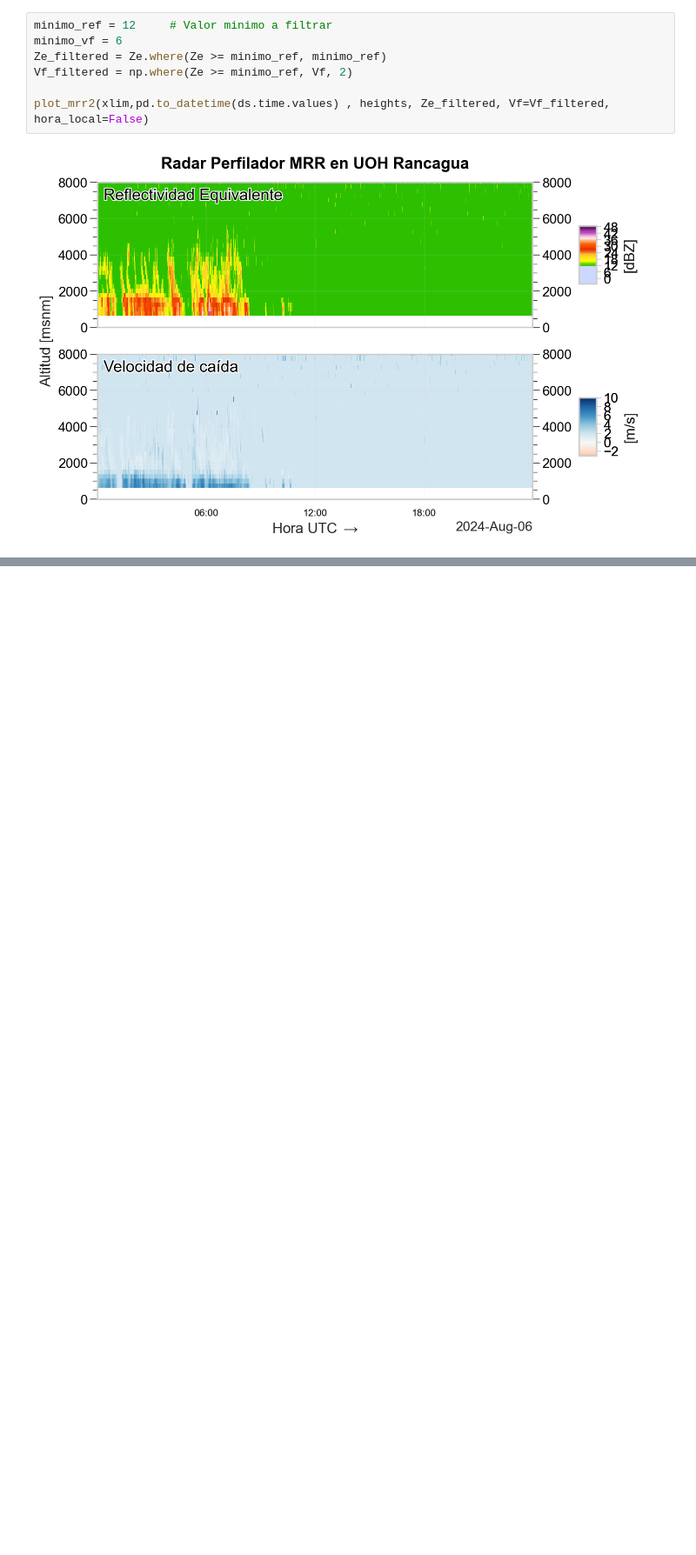
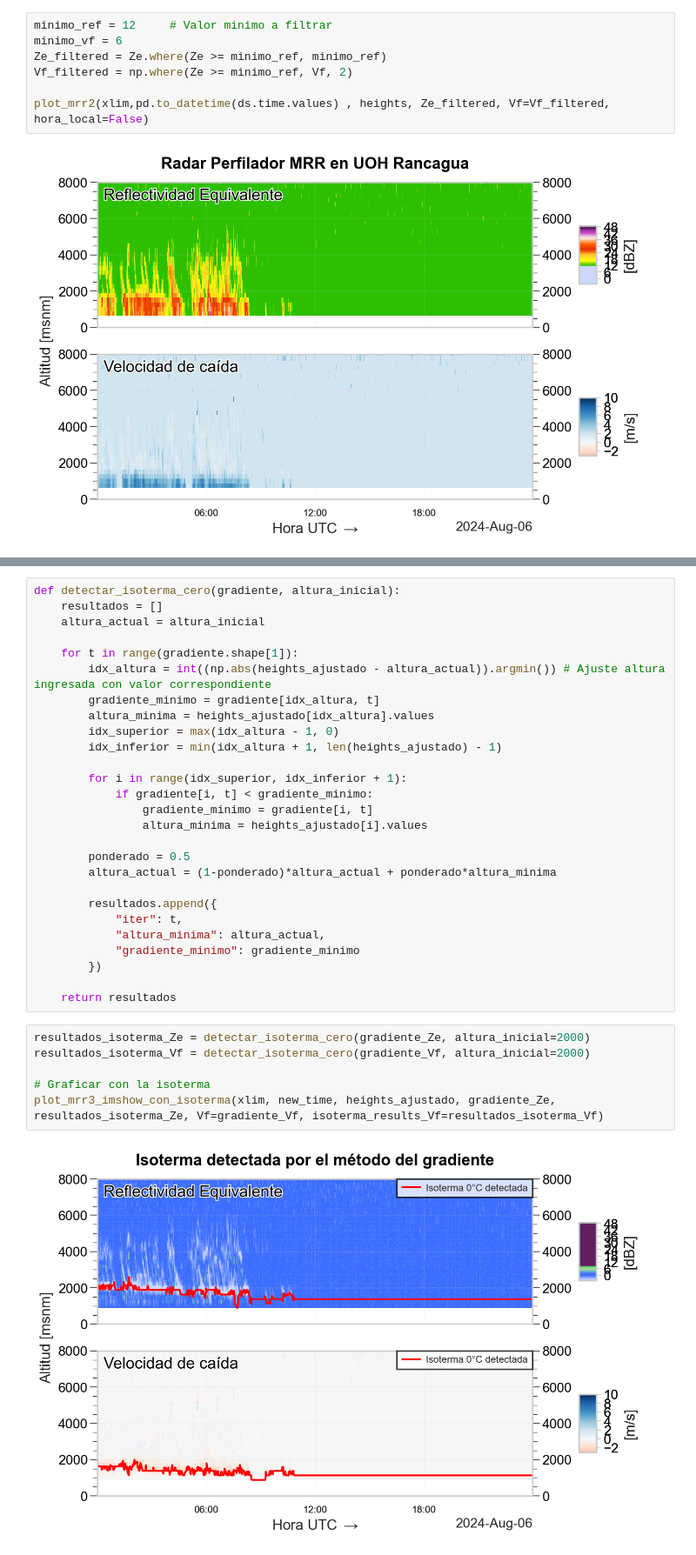
Before and after one commit to Ynoc01/RadarVisualisation, a Jupyter notebook: PlotRadar/Isoterma_cero.ipynb, the cells around one changed output, grey strips where cells are left out. Shown at 87% size. Cells and saved outputs as stored; diff of their text form; blank space fills up the shorter version.

```diff
--- a/PlotRadar/Isoterma_cero.ipynb
+++ b/PlotRadar/Isoterma_cero.ipynb
@@ -208,0 +483,35 @@ plot_mrr2(xlim,pd.to_datetime(ds.time.values) , heights, Ze_filtered, Vf=Vf_filt
+# %%
+def detectar_isoterma_cero(gradiente, altura_inicial):
+    resultados = []
+    altura_actual = altura_inicial
+
+    for t in range(gradiente.shape[1]):
+        idx_altura = int((np.abs(heights_ajustado - altura_actual)).argmin()) # Ajuste altura ingresada con valor correspondiente
+        gradiente_minimo = gradiente[idx_altura, t]
+        altura_minima = heights_ajustado[idx_altura].values
+        idx_superior = max(idx_altura - 1, 0)
+        idx_inferior = min(idx_altura + 1, len(heights_ajustado) - 1)
+
+        for i in range(idx_superior, idx_inferior + 1):
+            if gradiente[i, t] < gradiente_minimo:
+                gradiente_minimo = gradiente[i, t]
+                altura_minima = heights_ajustado[i].values
+
+        ponderado = 0.5
+        altura_actual = (1-ponderado)*altura_actual + ponderado*altura_minima
+
+        resultados.append({
+            "iter": t,
+            "altura_minima": altura_actual,
+            "gradiente_minimo": gradiente_minimo
+        })
+
+    return resultados
+# %%
+resultados_isoterma_Ze = detectar_isoterma_cero(gradiente_Ze, altura_inicial=2000)
+resultados_isoterma_Vf = detectar_isoterma_cero(gradiente_Vf, altura_inicial=2000)
+
+# Graficar con la isoterma
+plot_mrr3_imshow_con_isoterma(xlim, new_time, heights_ajustado, gradiente_Ze, resultados_isoterma_Ze, Vf=gradiente_Vf, isoterma_results_Vf=resultados_isoterma_Vf)
+# %% [output]
+[figure, added]
```
Also changed, not shown: parts of 15 cells of this notebook.
